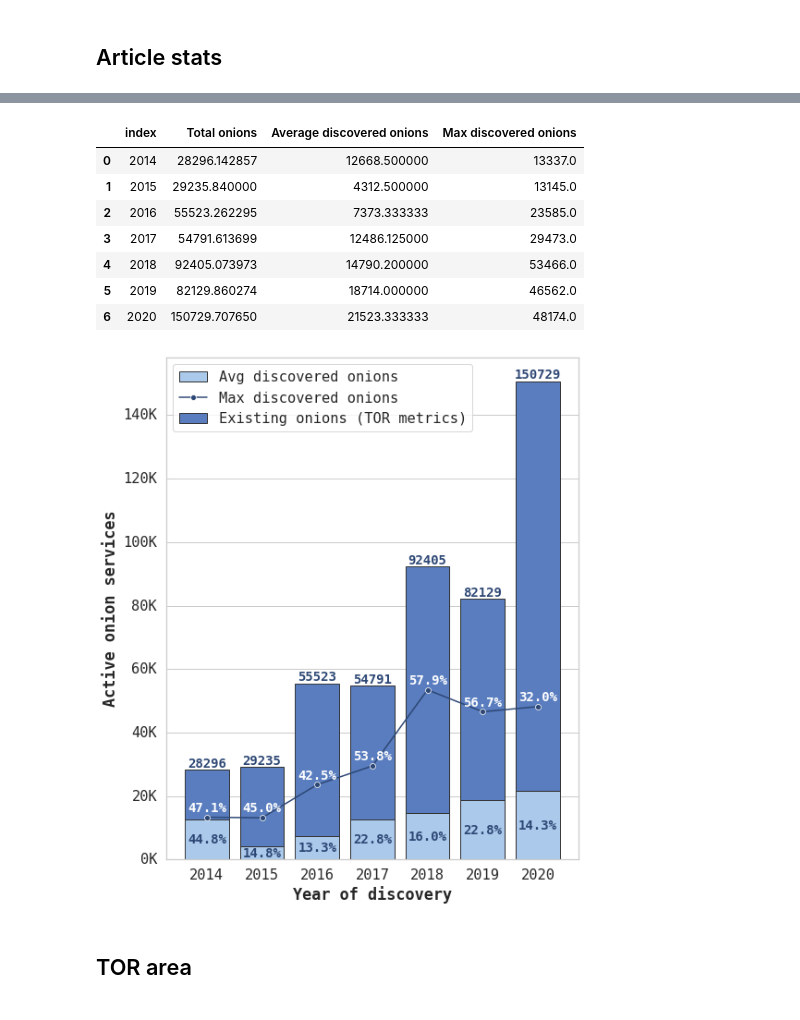
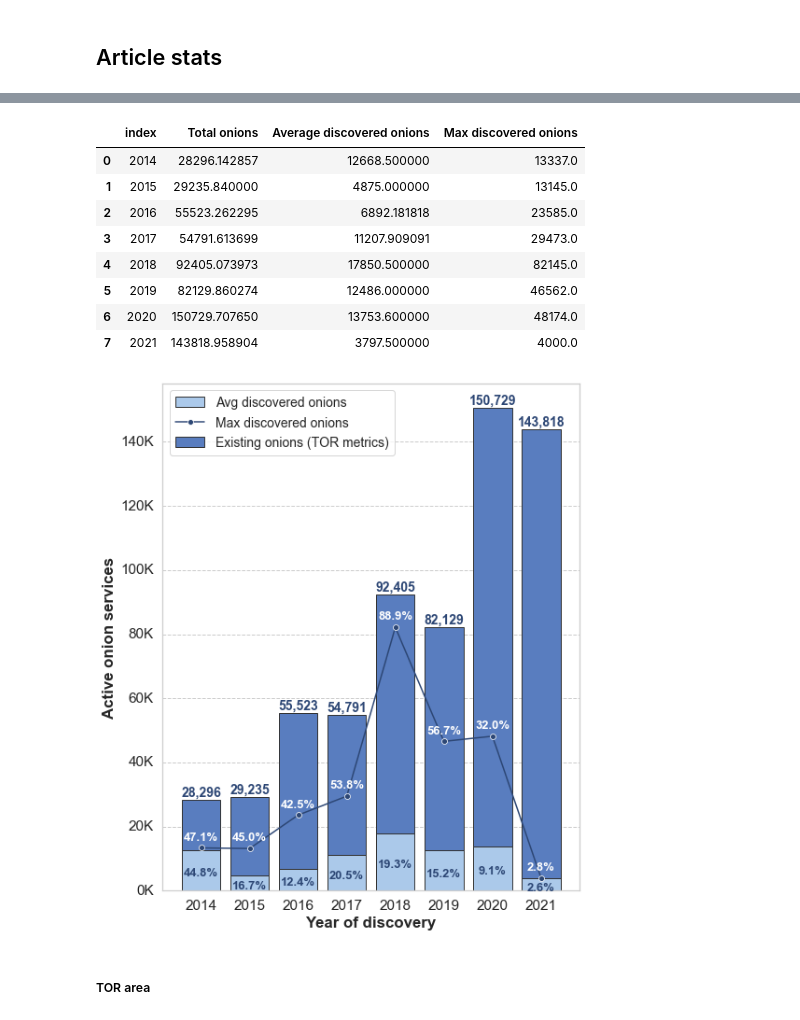
Before and after one commit to javier-pg/onions-discovery, a Jupyter notebook: data/analysis.ipynb, the cells around one changed output, grey strips where cells are left out. Saved outputs shown, nothing was run; the diff lists cells and outputs as text; code cells hidden in the pictures.

```diff
--- a/data/analysis.ipynb
+++ b/data/analysis.ipynb
@@ -9,7 +9,7 @@ from matplotlib.pyplot import text
 import seaborn as sns
 sns.set(font_scale=1.4)
 sns.set_style("whitegrid")
-sns.set_style({'font.family':'monospace'})
+sns.set_style({'font.family':'Arial'})
 import matplotlib.ticker as plticker
 import matplotlib.dates as md
 import itertools
@@ -17,9 +17,9 @@ import matplotlib.ticker as ticker
 # %% [markdown]
 ## Article stats
 # %%
-articles = pd.read_csv('review.csv', usecols=[1,4])
-articles.Year = pd.to_datetime(articles.Year.astype('int'), format='%Y').dt.year
-articles.columns = ['Discovery year', 'Active onions']
+articles = pd.read_csv('review.csv', usecols=[1,2,3,5,7], nrows=54, na_values=['N.A.', '#VALUE!'])
+articles.Year = pd.to_datetime(articles.Year, format='%Y').dt.year
+articles.columns = ['Discovery year', 'Discovery method', 'Discovery duration', 'Active onions', 'Discovery effectiveness']
 articles['Active onions'] = articles['Active onions'].astype('float64')
 display(articles)
 # %% [output]
@@ -45,6 +45,6 @@ display(articles)
 # %%
-onions = pd.read_csv('hidserv-dir-onions-seen.csv')
+onions = pd.read_csv('hidserv-dir-onions-seen-2014-01-01-2021-12-31.csv')
 onions['year'] = pd.to_datetime(onions.date, format='%d/%m/%Y').dt.year
-onions.sample()
+onions.sample(5)
 # %% [output]
 |  | date | onions | frac | year |
@@ -113,14 +117,16 @@ display(data)
 # %% [output]
 |  | index | Total onions | Average discovered onions | Max discovered onions |
 | 0 | 2014 | 28296.142857 | 12668.500000 | 13337.0 |
-| 1 | 2015 | 29235.840000 | 4312.500000 | 13145.0 |
-| 2 | 2016 | 55523.262295 | 7373.333333 | 23585.0 |
-| 3 | 2017 | 54791.613699 | 12486.125000 | 29473.0 |
-| 4 | 2018 | 92405.073973 | 14790.200000 | 53466.0 |
-| 5 | 2019 | 82129.860274 | 18714.000000 | 46562.0 |
-| 6 | 2020 | 150729.707650 | 21523.333333 | 48174.0 |
+| 1 | 2015 | 29235.840000 | 4875.000000 | 13145.0 |
+| 2 | 2016 | 55523.262295 | 6892.181818 | 23585.0 |
+| 3 | 2017 | 54791.613699 | 11207.909091 | 29473.0 |
+| 4 | 2018 | 92405.073973 | 17850.500000 | 82145.0 |
+| 5 | 2019 | 82129.860274 | 12486.000000 | 46562.0 |
+| 6 | 2020 | 150729.707650 | 13753.600000 | 48174.0 |
+| 7 | 2021 | 143818.958904 | 3797.500000 | 4000.0 |
 # %%
 # Initialize the matplotlib figure
+plt.rcParams.update({'font.size': 16})
 f, ax = plt.subplots(figsize=(8,10))
 
 sns.set_color_codes("muted")
@@ -142,41 +148,46 @@ sns.barplot(y="Average discovered onions",
             color="b",
             linewidth=1,
             edgecolor=".2")
 
-sns.lineplot(data=data['Max discovered onions'], linestyle='', marker='o', label='Max discovered onions', color='#2D4775')
+sns.lineplot(data=data['Max discovered onions'],
+             linestyle='-',
+             marker='o',
+             label='Max discovered onions',
+             color='#2D4775')
 
 
 # Add a legend and informative axis label
 handles,labels = ax.get_legend_handles_labels()
 handles = [handles[2], handles[0], handles[1]]
 labels = [labels[2], labels[0], labels[1]]
 ax.legend(handles, labels)
+plt.setp(plt.gca().get_legend().get_texts(), fontsize='14')
 
 ax.set_xlabel('Year of discovery', weight='bold')
 ax.set_ylabel('Active onion services', weight='bold')
 
 ax.yaxis.set_major_formatter(ticker.FuncFormatter(lambda x, pos: '{:,.0f}'.format(x/1000) + 'K'))
 
 
 for pos, row in data.iterrows():
-    ax.annotate(f"{int(row['Total onions'])}", (pos, row['Total onions']+4000),
+    ax.annotate(f"{int(row['Total onions']):,}", (pos, row['Total onions']+4300),
                  color='#2D4775', va='top', ha='center', fontsize=14, weight='bold')
-    ax.annotate(f"{round(100*round(row['Average discovered onions']/row['Total onions'],4), 1)}%", (pos, row['Average discovered onions']/2+2000),
-                 color='#2D4775', va='top', ha='center', fontsize=14, weight='bold')
+    ax.annotate(f"{round(100*round(row['Average discovered onions']/row['Total onions'],4), 1)}%", (pos, row['Average discovered onions']/2+800),
+                 color='#2D4775', va='top', ha='center', fontsize=13, weight='bold')
     ax.annotate(f"{round(100*round(row['Max discovered onions']/row['Total onions'],4), 1)}%", (pos, row['Max discovered onions']+5000),
-                 color='white', va='top', ha='center', fontsize=14, weight='bold')
+                 color='white', va='top', ha='center', fontsize=13, weight='bold')
 
 for label in ax.yaxis.get_majorticklabels():
     label.set_verticalalignment('center')
 
 #sns.despine(left=True, bottom=True)
 
 
 plt.savefig('numbers.pdf',transparent=True)
 # %% [output]
-[figure, old version]
+[figure, new version]
 # %% [markdown]
-## TOR area
+##### TOR area
 # %%
 articles.groupby('Discovery year').agg({'TOR area':['mean','max']})
 # %% [output]
```
Also changed, not shown: parts of 14 cells of this notebook, 4 other files.
